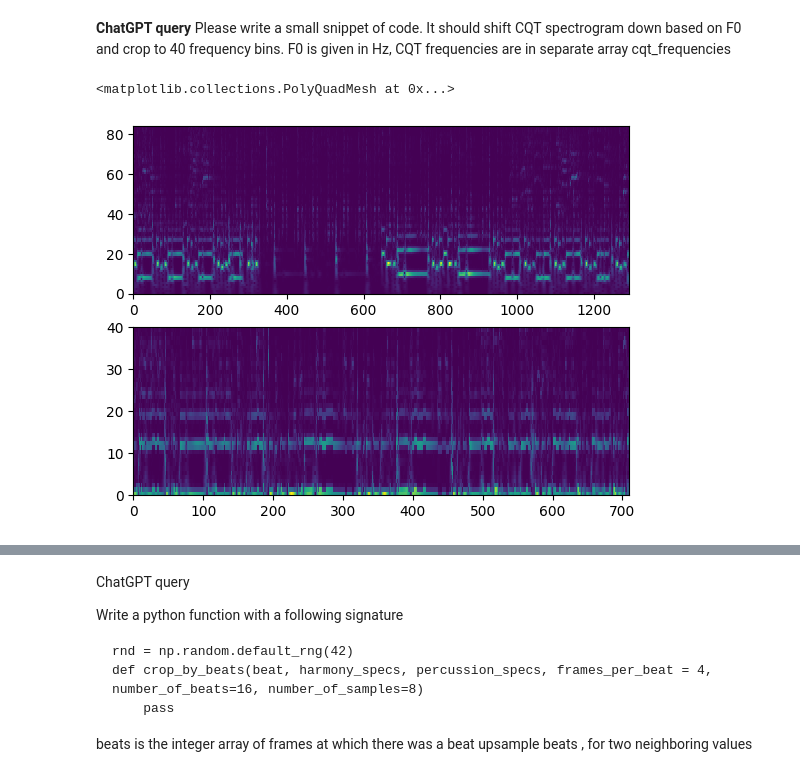
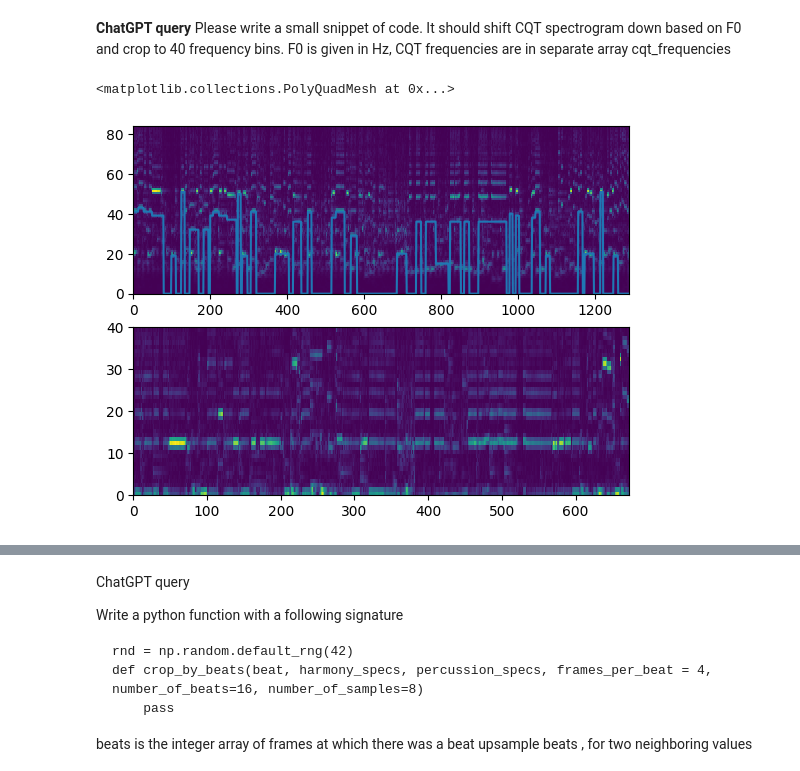
Before and after one commit to dmitrysluch/ariel-tds-music-genre, a Jupyter notebook: genre_detenction_ext.ipynb, the cells around one changed output, grey strips where cells are left out. Saved outputs shown, nothing was run; the diff lists cells and outputs as text; code cells hidden in the pictures.

```diff
--- a/genre_detenction_ext.ipynb
+++ b/genre_detenction_ext.ipynb
@@ -150,10 +150,10 @@ class Extractor(DAGXtractor):
         return librosa.feature.mfcc(y=audio, sr=sr, hop_length=hop_length, n_mfcc=n_mfcc)
 # %%
 E_train = Extractor(
-    x=X_train.to_numpy(),
+    x=np.hstack([X_train.to_numpy(), y_train.to_numpy().reshape(-1, 1)]),
 )
 E_eval = Extractor(
-    x=X_eval.to_numpy(),
+    x=np.hstack([X_eval.to_numpy(), y_eval.to_numpy().reshape(-1, 1)])
 )
 E_train.full_extract()
 # %% [output]
@@ -673,0 +725,5 @@ ValueError: Shape of passed values is (57, 1), indices imply (504, 1)
+# %%
+import matplotlib.pyplot as plt
+i = iter(E_train.features['cqt_percussive'])
+next(i)
+plt.pcolor(next(i)[0])
@@ -673,0 +1004,2 @@ ValueError: Shape of passed values is (57, 1), indices imply (504, 1)
+# %%
+f0, f0_bins, voiced = compute_f0_from_cqt(next(iter(E_train.features['cqt']))[0])
@@ -731,7 +1074,7 @@ Evaluation Accuracy: 0.8500
 **ChatGPT query**
 Please write a small snippet of code. It should shift CQT spectrogram down based on F0 and crop to 40 frequency bins. F0 is given in Hz, CQT frequencies are in separate array cqt_frequencies
 # %%
-def shift_cqt_by_f0(S: np.ndarray, F0: np.ndarray, voiced: np.ndarray, cqt_frequencies: np.ndarray) -> np.ndarray:
+def shift_cqt_by_f0(S: np.ndarray, F0_bins: np.ndarray, voiced: np.ndarray, cqt_frequencies: np.ndarray) -> np.ndarray:
     """
     Shift CQT spectrogram down based on F0 and crop to 40 frequency bins.
 
@@ -750,23 +1093,24 @@ def shift_cqt_by_f0(S: np.ndarray, F0: np.ndarray, voiced: np.ndarray, cqt_frequ
         Shifted and cropped CQT spectrogram, shape (40, n_frames).
     """
     # 1. Find which bin is closest to F0
-    F0[~voiced] = 0
-    offsets = np.argmin(np.abs(cqt_frequencies.reshape(-1, 1) - F0.reshape(1, -1)), axis=0)
+    F0_bins = np.copy(F0_bins)
+    F0_bins[~voiced] = 0
 
     # 2. Shift the spectrogram so that this bin appears near the top
     #    Negative offset rolls elements upward (towards index 0).
-    S = np.array([np.roll(frame, -offset) for frame, offset in zip(S.T, offsets)]).T
+    S = np.array([np.roll(frame, -offset) for frame, offset in zip(S.T, F0_bins)]).T
     return S[:40, voiced]
 # %%
 plt.subplot(2, 1, 1)
-plt.pcolor(E_train.features['cqt'][0])
-chifted_cqt = shift_cqt_by_f0(E_train.features['cqt'][0],
-                              E_train.features['f0'][0],
-                              E_train.features['voiced'][0],
+plt.pcolor(next(iter(E_train.features['cqt']))[0])
+plt.plot(next(iter(E_train.features['f0_bins']))[0])
+chifted_cqt = shift_cqt_by_f0(next(iter(E_train.features['cqt']))[0],
+                              next(iter(E_train.features['f0_bins']))[0],
+                              next(iter(E_train.features['voiced']))[0],
                               cqt_frequencies)
 plt.subplot(2, 1, 2)
 plt.pcolor(chifted_cqt)
 # %% [output]
 <matplotlib.collections.PolyQuadMesh at 0x...>
-[figure, old version]
+[figure, new version]
 # %%
```
Also changed, not shown: parts of 57 cells of this notebook, 3 other files.
